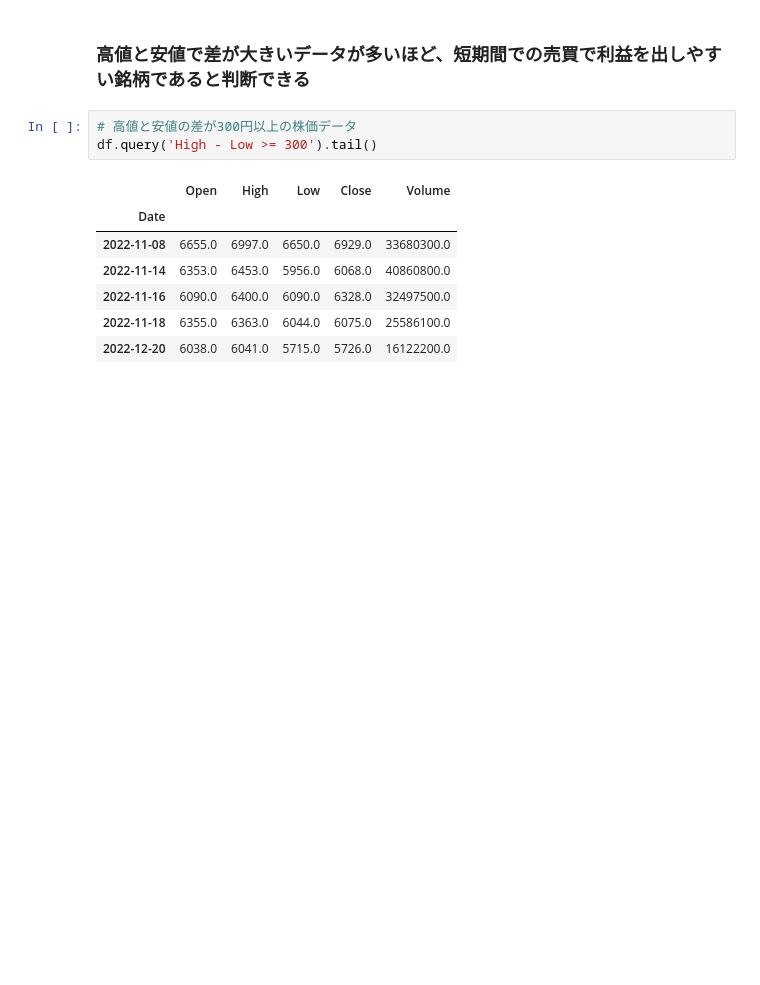
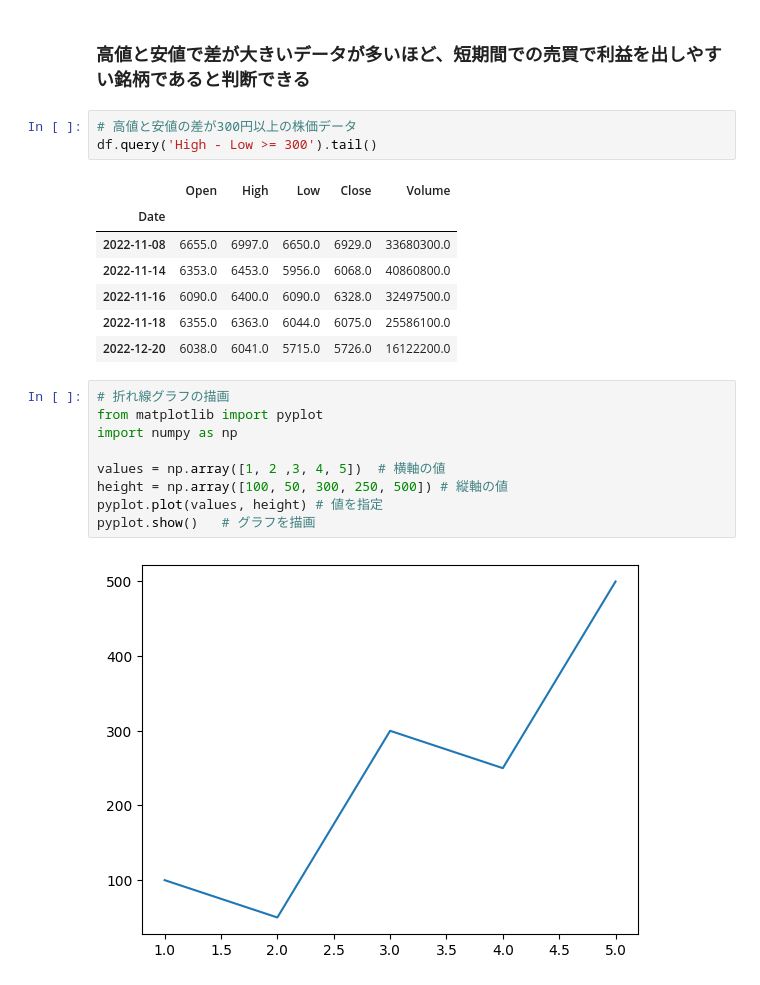
Before and after one commit to hirokimituya/book_create-profitable-AI-with-Python, a Jupyter notebook: technical_analysis/株価分析.ipynb, the cells around one changed output. Cells and saved outputs as stored; diff of their text form; blank space fills up the shorter version.

```diff
--- a/technical_analysis/株価分析.ipynb
+++ b/technical_analysis/株価分析.ipynb
@@ -33,3 +35,14 @@ df.query('High - Low >= 300').tail()
 | 2022-11-16 | 6090.0 | 6400.0 | 6090.0 | 6328.0 | 32497500.0 |
 | 2022-11-18 | 6355.0 | 6363.0 | 6044.0 | 6075.0 | 25586100.0 |
 | 2022-12-20 | 6038.0 | 6041.0 | 5715.0 | 5726.0 | 16122200.0 |
+# %%
+# 折れ線グラフの描画
+from matplotlib import pyplot
+import numpy as np
+
+values = np.array([1, 2 ,3, 4, 5])  # 横軸の値
+height = np.array([100, 50, 300, 250, 500]) # 縦軸の値
+pyplot.plot(values, height) # 値を指定
+pyplot.show()   # グラフを描画
+# %% [output]
+[figure, added]
```
Also changed, not shown: parts of 2 cells of this notebook.
